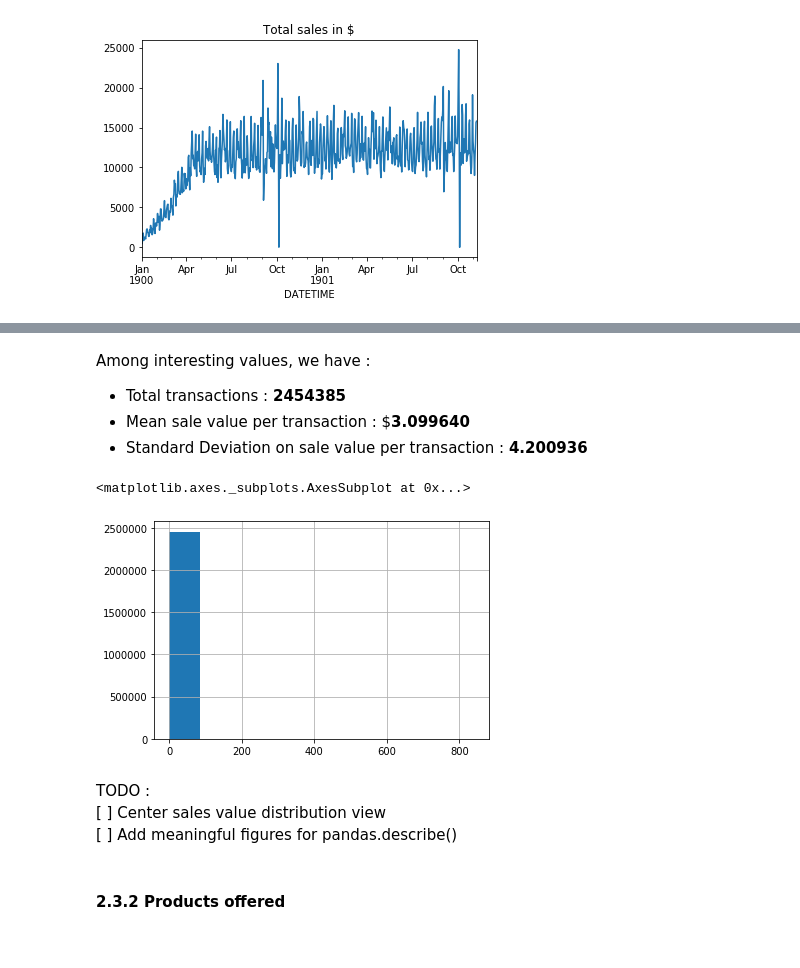
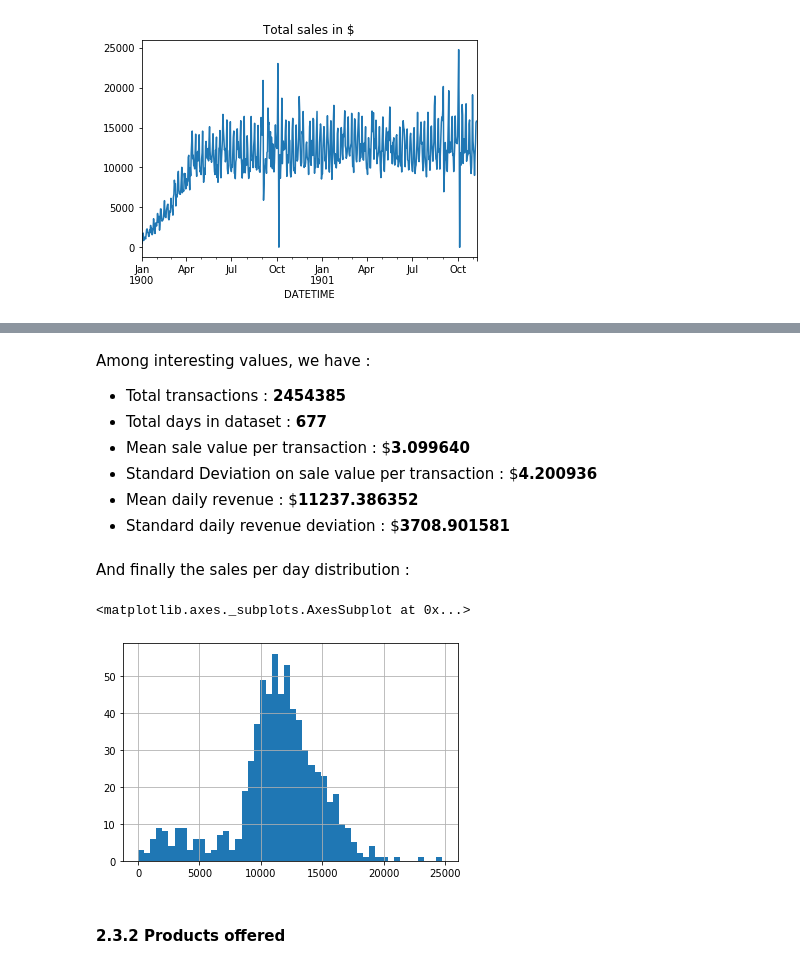
Before and after one commit to LouisAuneau/MISC-sales-forecasting, a Jupyter notebook: Report.ipynb, the cells around one changed output, grey strips where cells are left out. Drawn from its saved outputs; the diff is of its cells as text; code cells hidden in the pictures.

Commit message:
improve data cleaning, processing and descriptive analysis for ARIMA + clarified questions' answers

```diff
--- a/Report.ipynb
+++ b/Report.ipynb
@@ -73,5 +95,8 @@ This function may take a few minutes to be executed as the task is repeated for
 # %%
 def parse_datetime(transaction):
+    """
+    Takes a transaction row from the `transaction_data.csv` file, and uses `TRANS_TIME` and `DAY` columns to create a datetime object.
+    """
     time = transaction["TRANS_TIME"]
 
     if len(time) == 1:
@@ -93,0 +123,5 @@ display(transactions.head())
+# %%
+sales_ts = transactions.set_index('DATETIME').groupby(pd.Grouper(freq='D'))['SALES_VALUE'].sum()
+
+display(sales_ts.head())
+transactions.shape[0]/sales_ts.count()
@@ -124,17 +181,18 @@ transactions.describe()
 # %% [markdown]
 Among interesting values, we have :
 - Total transactions : **2454385**
-- Mean sale value per transaction : $**3.099640**
-- Standard Deviation on sale value per transaction : **4.200936**
+- Total days in dataset : **677**
+- Mean sale value per transaction : \$**3.099640**
+- Standard Deviation on sale value per transaction : \$**4.200936**
+- Mean daily revenue : \$**11237.386352**
+- Standard daily revenue deviation : \$**3708.901581**
-# %%
-transactions["SALES_VALUE"].hist()
-# %% [output]
-<matplotlib.axes._subplots.AxesSubplot at 0x...>
-[figure, removed]
-# %% [markdown]
-TODO :
-[ ] Center sales value distribution view
-[ ] Add meaningful figures for pandas.describe()
+# %% [markdown]
+And finally the sales per day distribution :
+# %%
+sales_ts.hist(bins=50)
+# %% [output]
+<matplotlib.axes._subplots.AxesSubplot at 0x...>
+[figure, added]
 # %% [markdown]
 #### 2.3.2 Products offered
 # %% [markdown]
```
Also changed, not shown: parts of 24 cells of this notebook.
